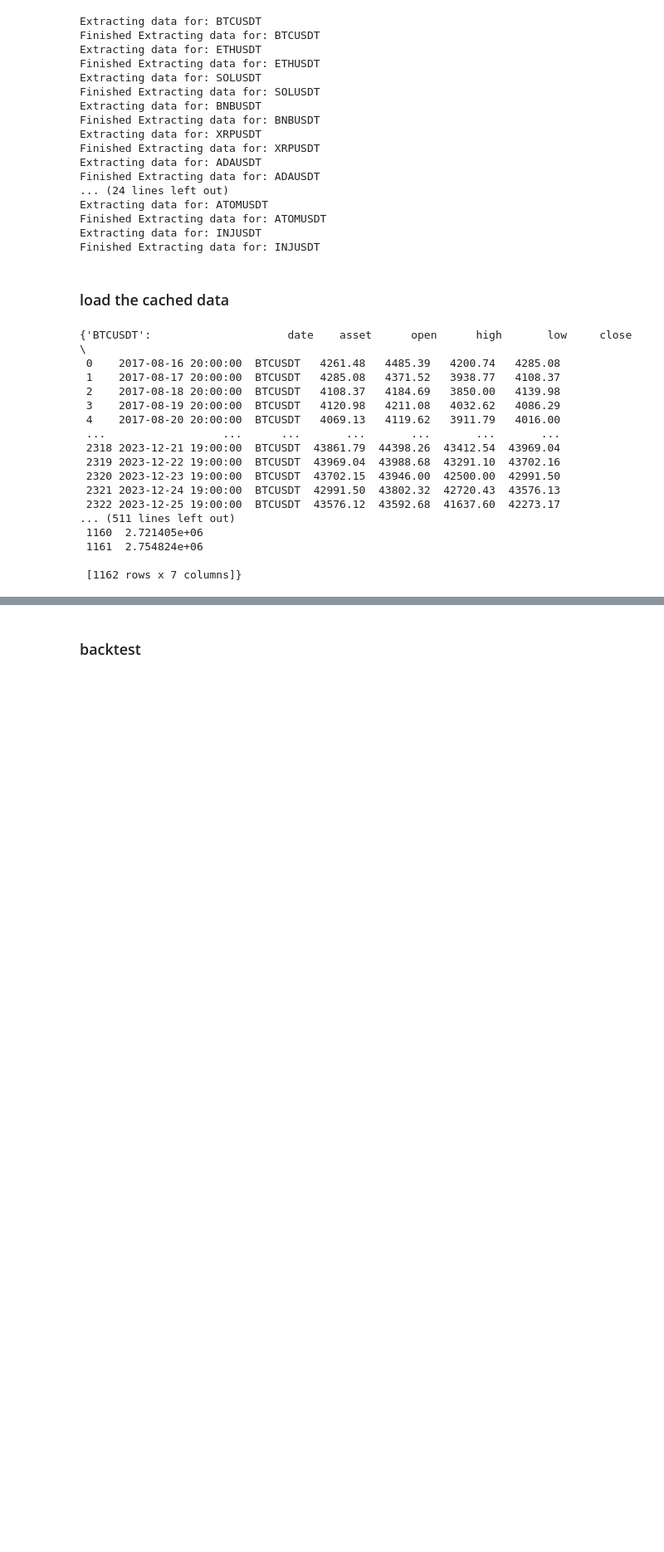
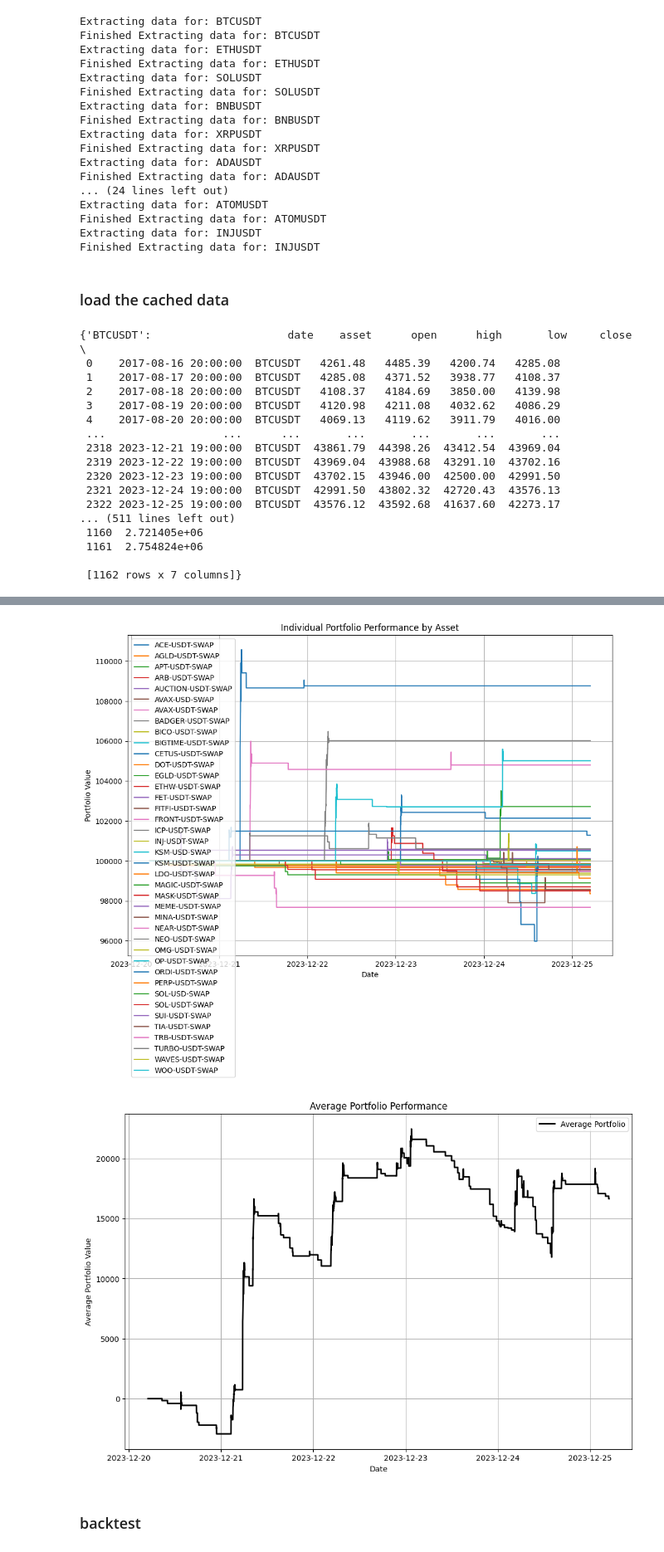
Before and after one commit to sculd/kristjan_swing-, a Jupyter notebook: sandbox.ipynb, the cells around one changed output, grey strips where cells are left out. Shown at 83% size. Cells and saved outputs as stored; diff of their text form; code cells hidden in the pictures; blank space fills up the shorter version.

```diff
--- a/sandbox.ipynb
+++ b/sandbox.ipynb
@@ -377,2 +254,8 @@ data
+# %%
+# min_perc_increase = 5
+all_portfolios_ = describe_backtest_(data_dict_, closed_trades_, open_trades_, portfolio_value)
+# %% [output]
+[figure, added]
+[figure, added]
 # %% [markdown]
 ### backtest
```
Also changed, not shown: parts of 21 cells of this notebook.
